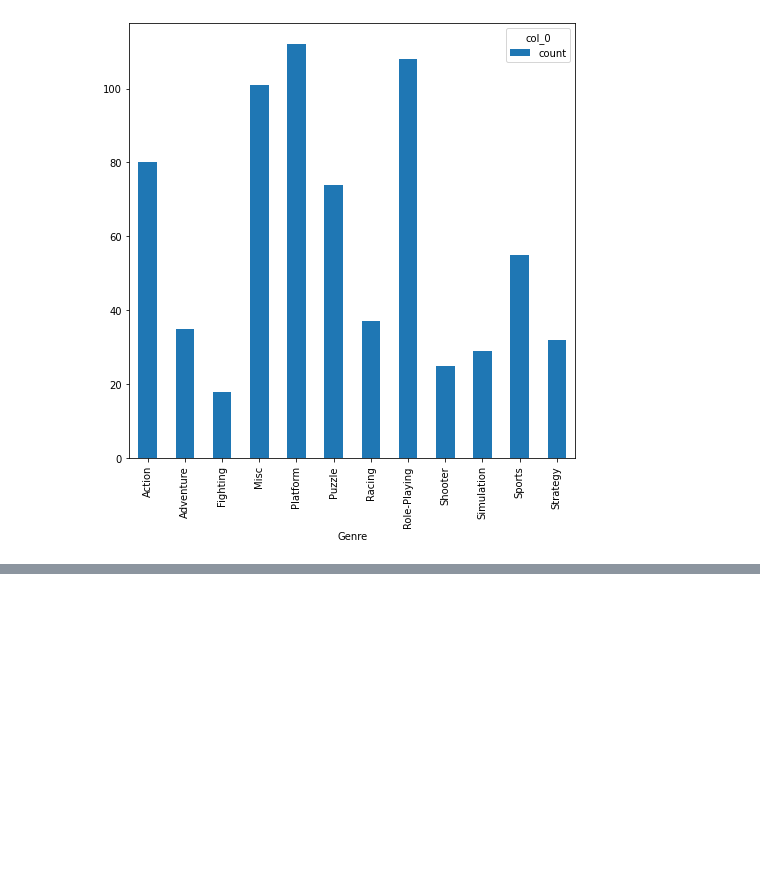
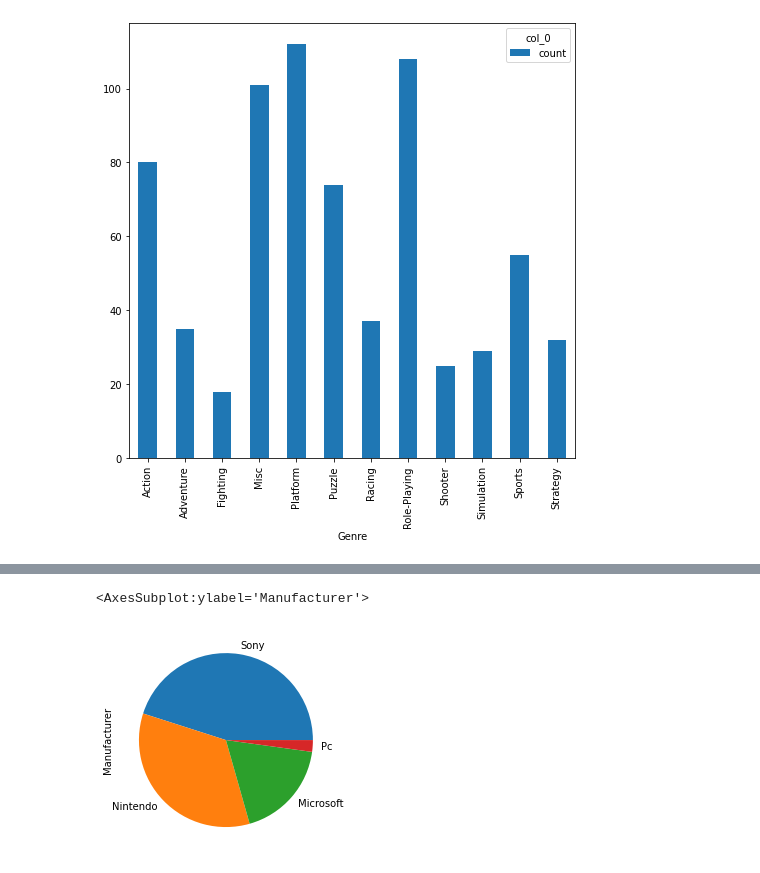
Before and after one commit to JSMTHWCK/machine-learning, a Jupyter notebook: analysis/prezi.ipynb, the cells around one changed output, grey strips where cells are left out. Drawn from its saved outputs; the diff is of its cells as text; code cells hidden in the pictures; blank space fills up the shorter version.

```diff
--- a/analysis/prezi.ipynb
+++ b/analysis/prezi.ipynb
@@ -48,0 +91,10 @@ ValueError: Grouper for '<class 'pandas.core.frame.DataFrame'>' not 1-dimensiona
+# %%
+
+#sport games will be of similar quantity throughout all consoles
+sports = games[games["Genre"] == "Sports"]["Manufacturer"]
+sport_count = sports.value_counts()
+sport_count.plot(kind='pie',fontsize=10)
+#sony & nintendo have similar, while microsoft / pc is farther behind
+# %% [output]
+<AxesSubplot:ylabel='Manufacturer'>
+[figure, added]
```
Also changed, not shown: parts of 13 cells of this notebook, 2 other files.
